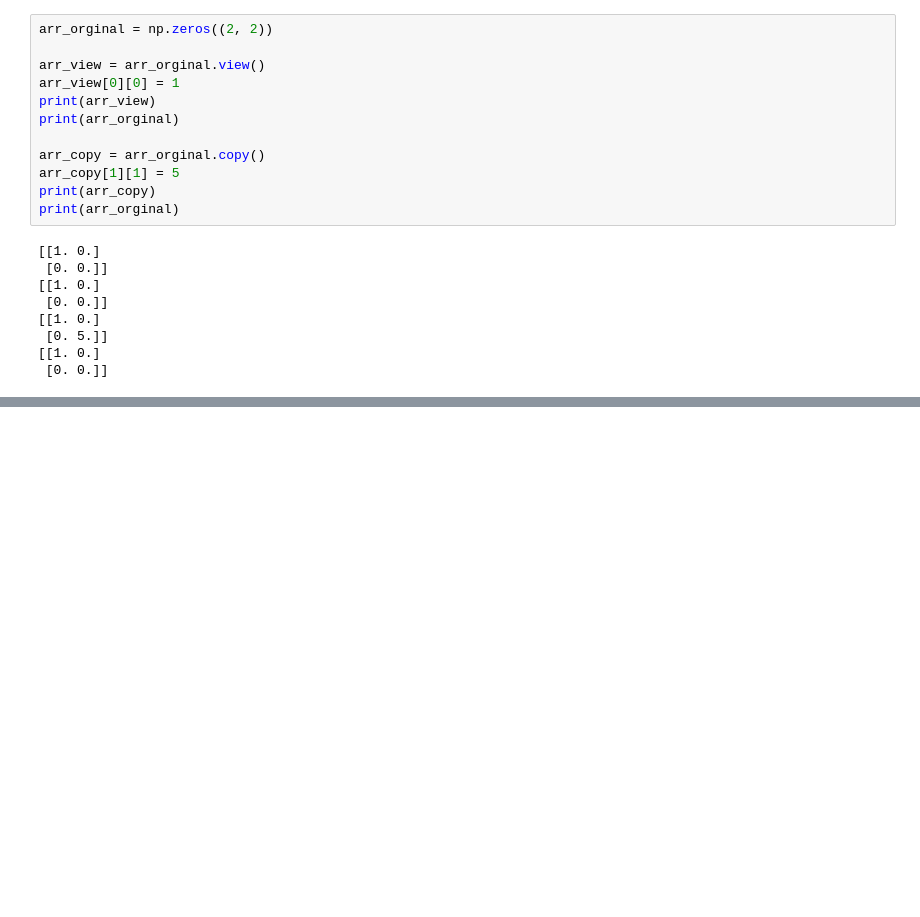
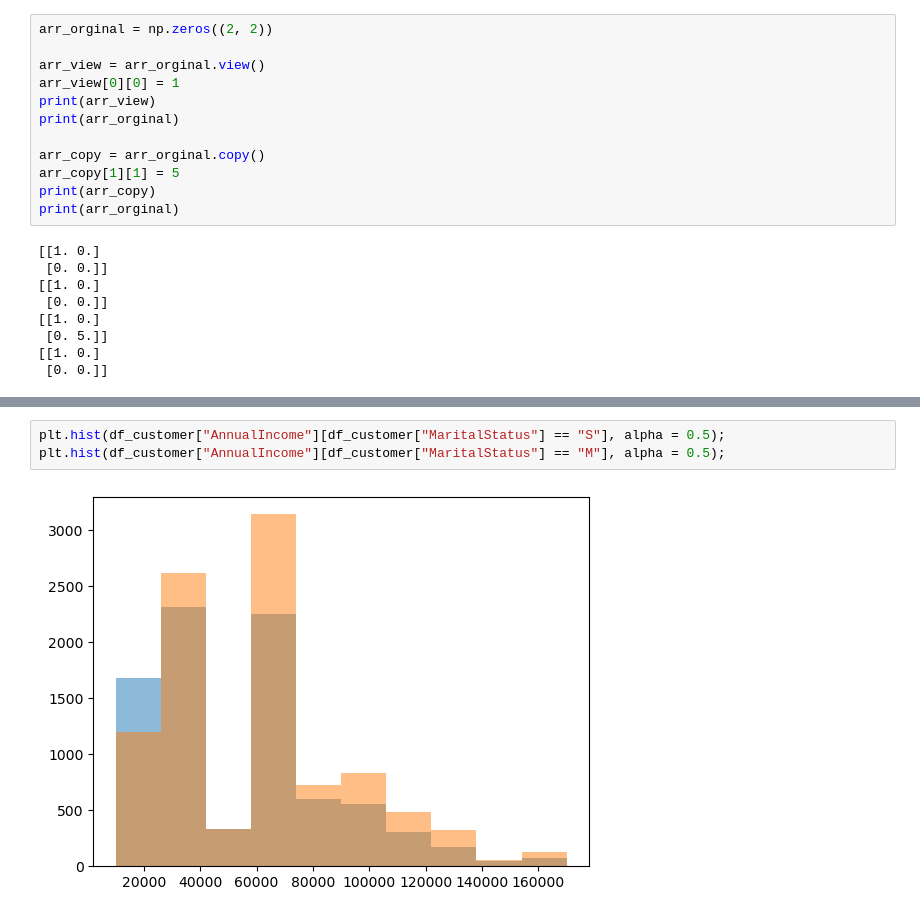
Before and after one commit to juniorh-3il/data-science, a Jupyter notebook: 02-Python-Data-Science-Numpy-Matplotlib/playground.ipynb, the cells around one changed output, grey strips where cells are left out. Saved outputs shown, nothing was run; the diff lists cells and outputs as text; blank space fills up the shorter version.

```diff
--- a/02-Python-Data-Science-Numpy-Matplotlib/playground.ipynb
+++ b/02-Python-Data-Science-Numpy-Matplotlib/playground.ipynb
@@ -56,0 +165,5 @@ print(arr_orginal)
+# %%
+plt.hist(df_customer["AnnualIncome"][df_customer["MaritalStatus"] == "S"], alpha = 0.5);
+plt.hist(df_customer["AnnualIncome"][df_customer["MaritalStatus"] == "M"], alpha = 0.5);
+# %% [output]
+[figure, added]
```
Also changed, not shown: parts of 19 cells of this notebook, 2 other files.
